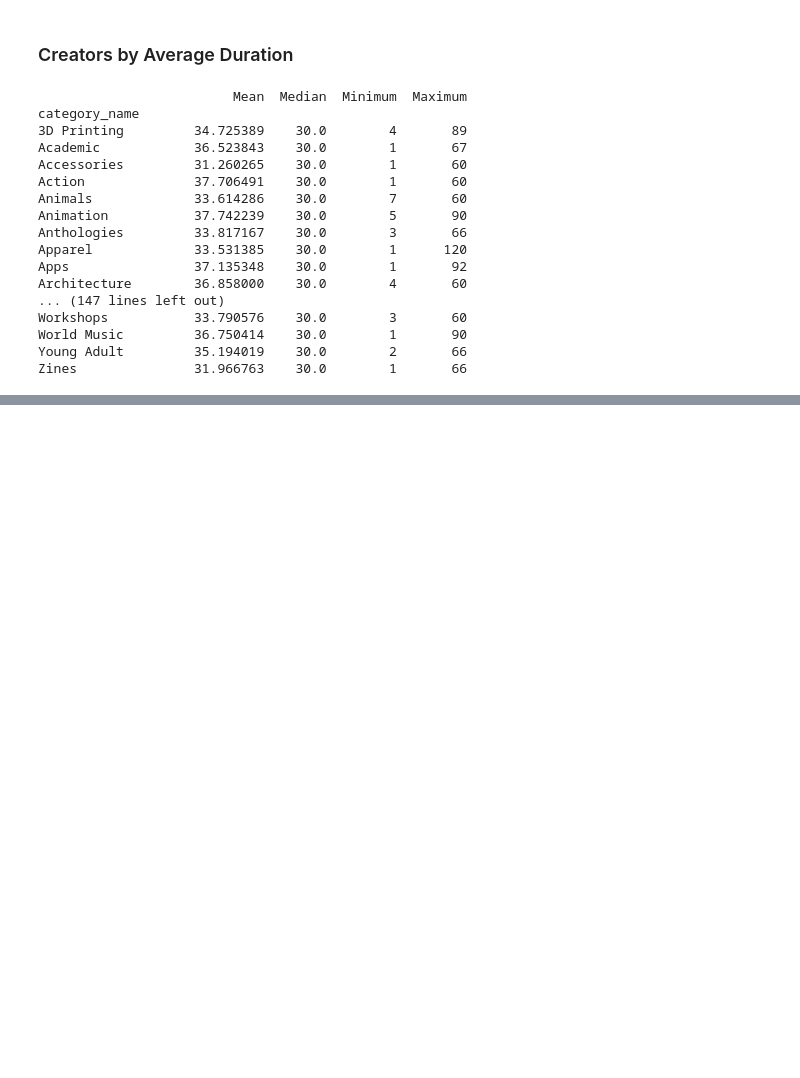
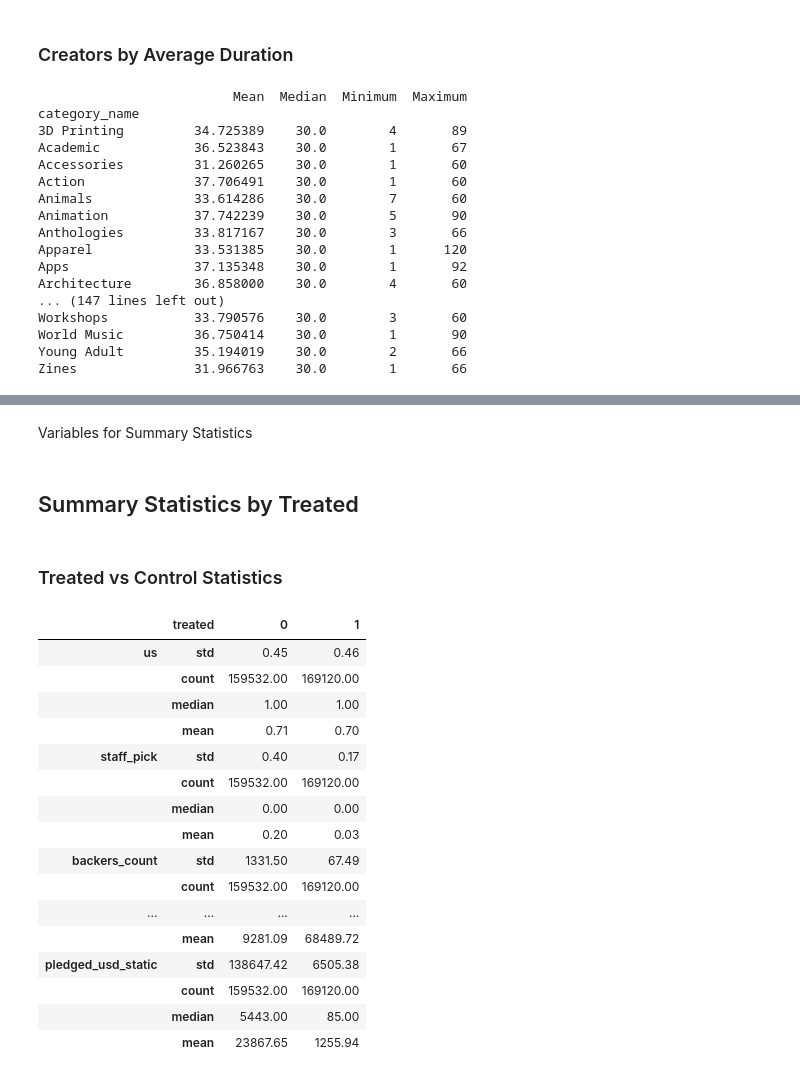
Before and after one commit to sahilpatil98/kickstarter-JMP, a Jupyter notebook: data-analysis/descriptive_statistics.ipynb, the cells around one changed output, grey strips where cells are left out. Drawn from its saved outputs; the diff is of its cells as text; code cells hidden in the pictures; blank space fills up the shorter version.

```diff
--- a/data-analysis/descriptive_statistics.ipynb
+++ b/data-analysis/descriptive_statistics.ipynb
@@ -254,0 +294,29 @@ Zines               31.966763    30.0        1       66
+# %% [markdown]
+Variables for Summary Statistics
+# %%
+sum_vars = ['us', 'staff_pick', 'backers_count', 'duration', 'goal_usd_static', 'pledged_usd_static']
+# %% [markdown]
+## Summary Statistics by Treated
+# %% [markdown]
+### Treated vs Control Statistics
+# %%
+treated_statistics = creator_data.groupby('treated')[sum_vars].agg({'count', 'mean', 'std', 'median'}).T
+treated_statistics
+# %% [output]
+|  | treated | 0 | 1 |
+| us | std | 0.45 | 0.46 |
+|  | count | 159532.00 | 169120.00 |
+|  | median | 1.00 | 1.00 |
+|  | mean | 0.71 | 0.70 |
+| staff_pick | std | 0.40 | 0.17 |
+|  | count | 159532.00 | 169120.00 |
+|  | median | 0.00 | 0.00 |
+|  | mean | 0.20 | 0.03 |
+| backers_count | std | 1331.50 | 67.49 |
+|  | count | 159532.00 | 169120.00 |
+| ... | ... | ... | ... |
+|  | mean | 9281.09 | 68489.72 |
+| pledged_usd_static | std | 138647.42 | 6505.38 |
+|  | count | 159532.00 | 169120.00 |
+|  | median | 5443.00 | 85.00 |
+|  | mean | 23867.65 | 1255.94 |
```
Also changed, not shown: parts of 14 cells of this notebook.
